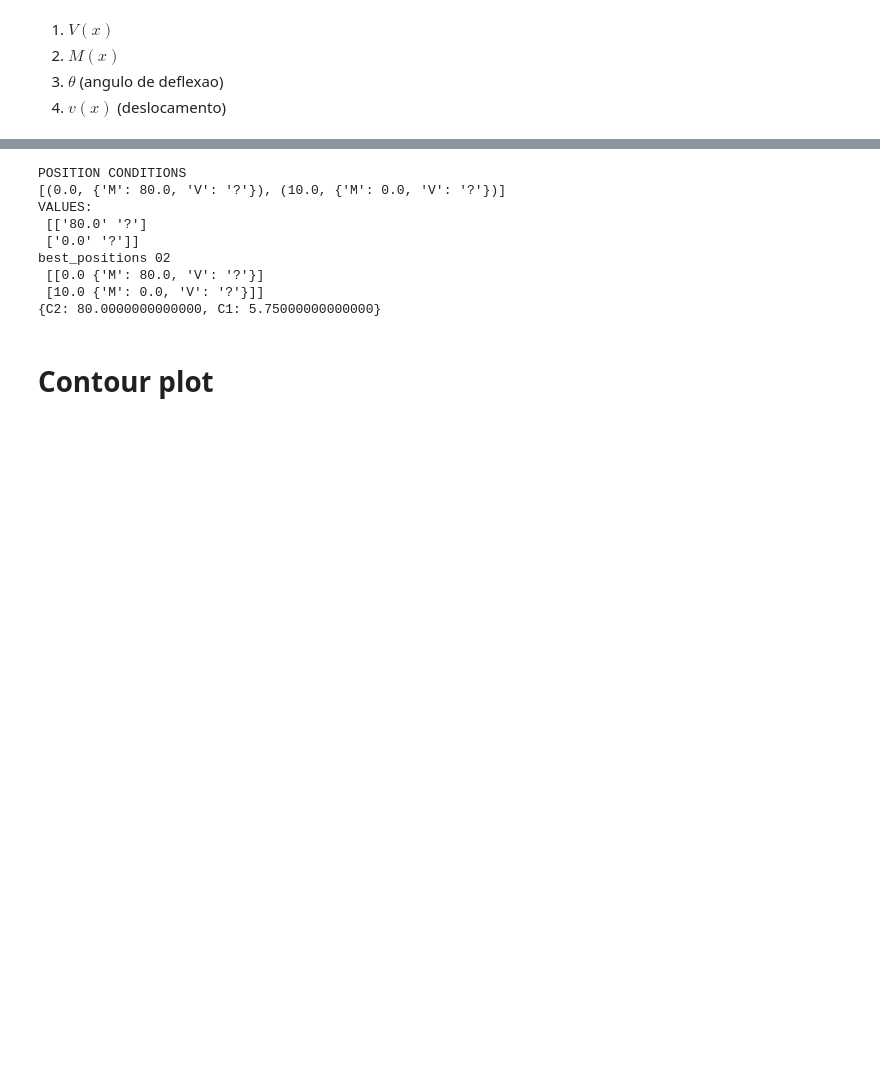
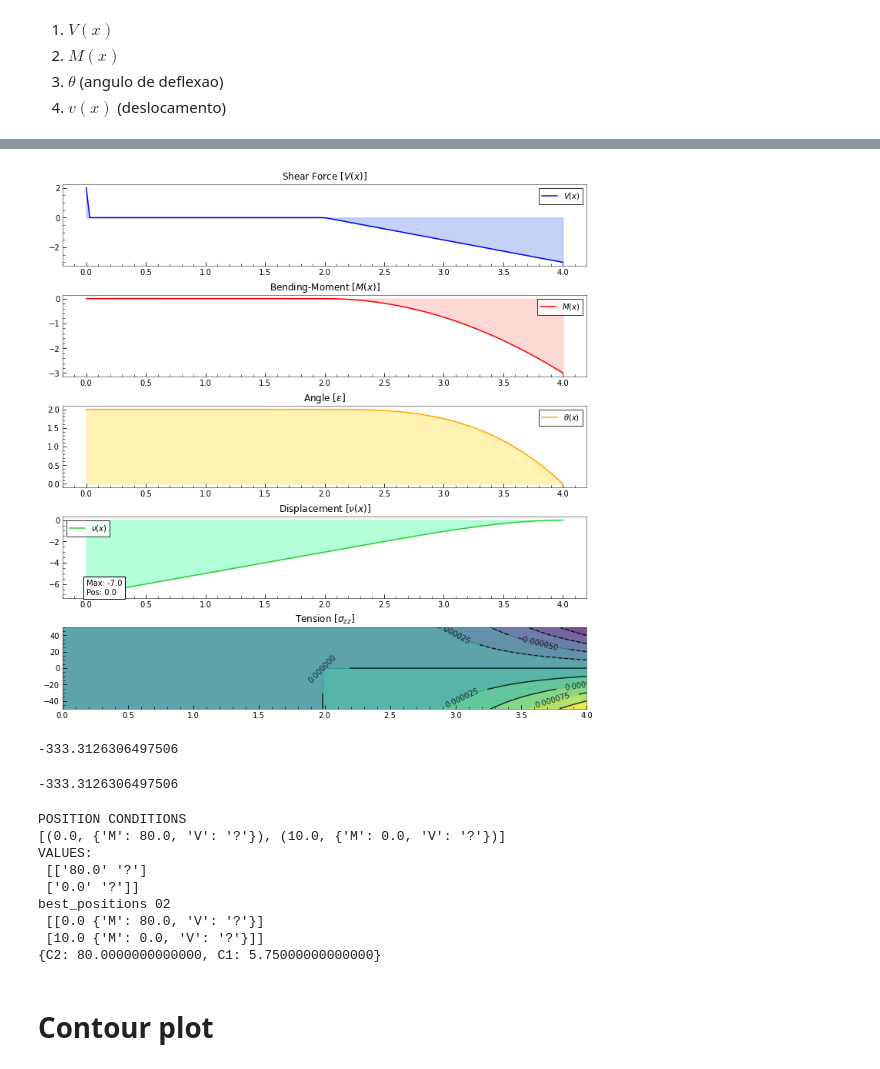
Before and after one commit to gustaph/structural-modulation-on-beams, a Jupyter notebook: tests.ipynb, the cells around one changed output, grey strips where cells are left out. Cells and saved outputs as stored; diff of their text form; code cells hidden in the pictures; blank space fills up the shorter version.

```diff
--- a/tests.ipynb
+++ b/tests.ipynb
@@ -235,0 +248,2 @@ NameError: name 'y' is not defined
+# %%
+vx, mx, ox, vvx = internal_strain
@@ -236,3 +262,62 @@ NameError: name 'y' is not defined
+# %%
+def plot_contour_labels(ax, x, y, function, f_cmap=cm.viridis, levels=10):
+    ax.contourf(x, y, function, cmap=f_cmap, levels=levels, alpha=.75, label="$\sigma_{zz}$")
+    labels = ax.contour(x, y, function, colors="black", levels=levels, alpha=.75)
+
+    if np.max(function) > 999:
+        ax.clabel(labels, inline=1, fontsize=10, fmt=np.format_float_scientific)
+    else:
+        ax.clabel(labels, inline=1, fontsize=10)
+# %%
+mosaic = """
+AA
+BB
+CC
+DD
+EE
+"""
+
+fig = plt.figure(constrained_layout=True, figsize=(10, 10))
+ax_dict = fig.subplot_mosaic(mosaic)
+
+ax_dict["A"].set_title("Shear Force [$V(x)$]")
+ax_dict["A"].plot(x, vx, color="blue", label="$V(x)$")
+ax_dict["A"].fill_between(x, vx, alpha=0.3, color="royalblue")
+ax_dict["A"].legend()
+
+ax_dict["B"].set_title("Bending-Moment [$M(x)$]")
+ax_dict["B"].plot(x, mx, color="red", label="$M(x)$")
+ax_dict["B"].fill_between(x, mx, alpha=0.3, color="salmon")
+ax_dict["B"].legend()
+
+ax_dict["C"].set_title("Angle [$\epsilon$]")
+ax_dict["C"].plot(x, ox, color="orange", label="$\\theta(x)$")
+ax_dict["C"].fill_between(x, ox, alpha=0.3, color="gold")
+ax_dict["C"].legend()
+
+ax_dict["D"].set_title("Displacement [$\\nu(x)$]")
+ax_dict["D"].plot(x, vvx, color="limegreen", label="$\\nu(x)$")
+ax_dict["D"].text(x[np.abs(vvx).argmax()], vvx[np.abs(vvx).argmax()],
+                  f"Max: {round(vvx[np.abs(vvx).argmax()], 2)}\nPos: {x[np.abs(vvx).argmax()]}",
+                  bbox=dict(facecolor='white', edgecolor='black'))
+ax_dict["D"].fill_between(x, vvx, alpha=0.3, color="springgreen")
+ax_dict["D"].legend()
+
+ax_dict["E"].set_title("Tension [$\sigma_{zz}$]")
+fmt = np.format_float_scientific
+plot_contour_labels(ax_dict["E"], mesh_x, mesh_y, inertia)
+
+plt.show()
+# %% [output]
+[figure, added]
+# %%
+vvx.min()
+# %% [output]
+-333.3126306497506
+# %%
+vvx[np.abs(vvx).argmax()]
+# %% [output]
+-333.3126306497506
 # %%
 BOUNDARY_CONDITIONS = {
     SupportTypes.fixed: {
```
Also changed, not shown: parts of 5 cells of this notebook, 1 other file.
